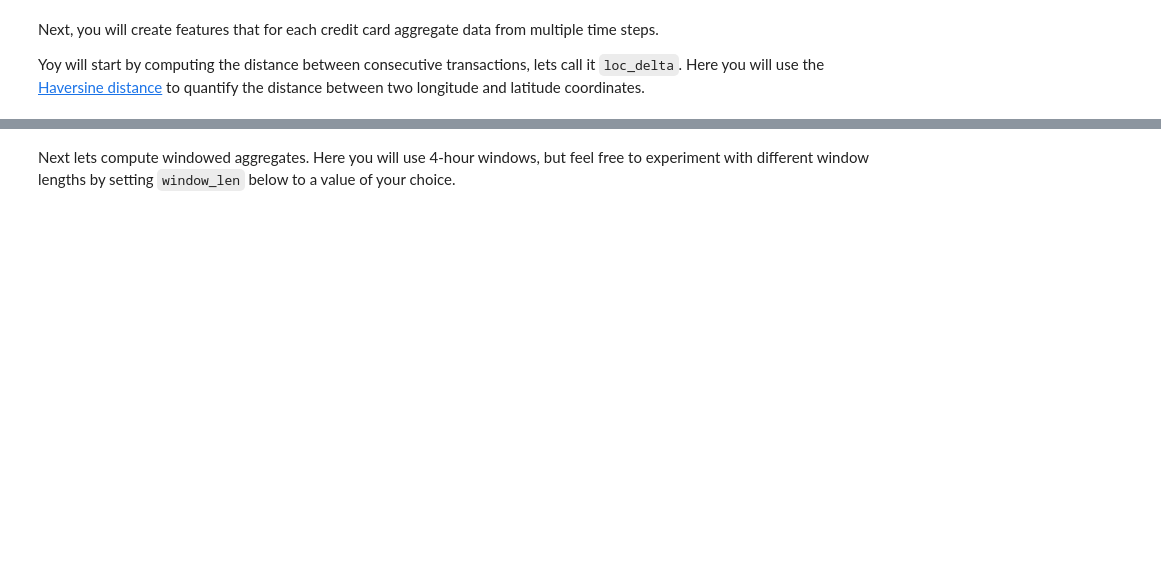
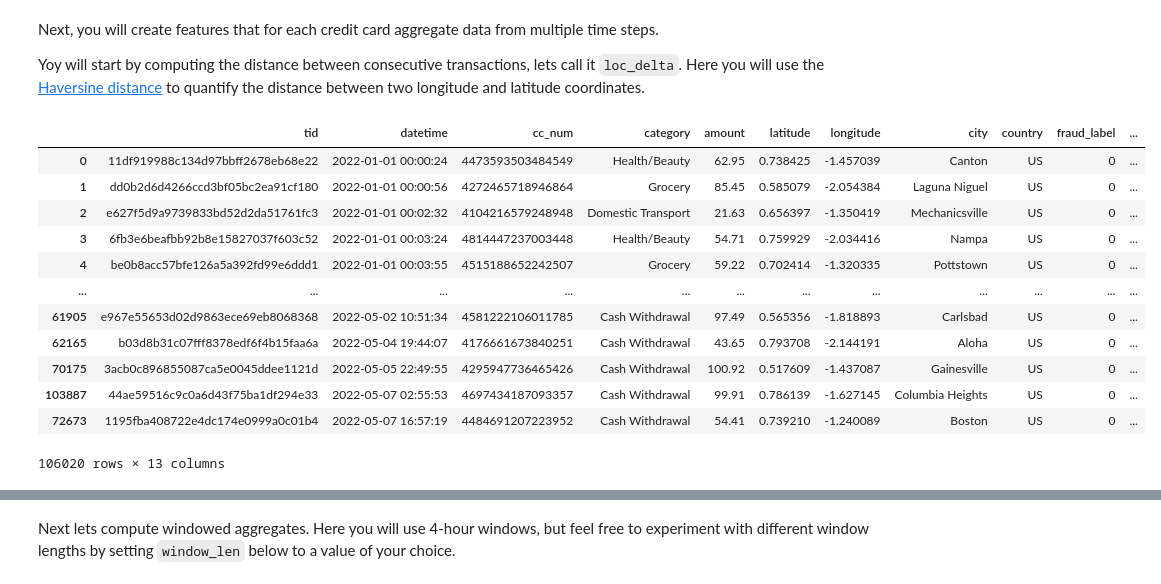
Before and after one commit to featurestoreorg/serverless-ml-course, a Jupyter notebook: src/01-module/1_backfill_cc_feature_groups.ipynb, the cells around one changed output, grey strips where cells are left out. Cells and saved outputs as stored; diff of their text form; code cells hidden in the pictures; blank space fills up the shorter version.

```diff
--- a/nbs/01-module/1a_feature_groups.ipynb
+++ b/src/01-module/1_backfill_cc_feature_groups.ipynb
@@ -45,19 +29,3 @@ if os.environ.get('BACKFILL') == "False":
 # %%
-if BACKFILL == True:
-    credit_cards_df = pd.read_csv("https://repo.hops.works/master/hopsworks-tutorials/data/card_fraud_data/credit_cards_with_date_added.csv")
-    profiles_df = pd.read_csv("https://repo.hops.works/master/hopsworks-tutorials/data/card_fraud_data/profiles.csv", parse_dates=["birthdate"])
-    trans_df = pd.read_csv("https://repo.hops.works/master/hopsworks-tutorials/data/card_fraud_data/transactions.csv", parse_dates=["datetime"])
-else:
-    from ccdatagen import generator
-    import random
-
-    generator.FRAUD_RATIO = random.uniform(0.001, 0.005)
-    generator.TOTAL_UNIQUE_USERS = 1000
-    generator.TOTAL_UNIQUE_TRANSACTIONS = 54000
-    generator.CASH_WITHRAWAL_CARDS_TOTAL = 2000
-    generator.TOTAL_UNIQUE_CASH_WITHDRAWALS = 1200
-
-    credit_cards = generator.generate_list_credit_card_numbers()
-    credit_cards_df = generator.create_credit_cards_as_df(credit_cards)
-    profiles_df = generator.create_profiles_as_df(credit_cards)
-    trans_df = generator.create_transactions_as_df(credit_cards)
+credit_cards_df = pd.read_csv("https://repo.hops.works/master/hopsworks-tutorials/data/card_fraud_data/credit_cards.csv")
+credit_cards_df.head(5)
@@ -121,10 +114,11 @@ Fraudulent transactions can differ from regular ones in many different ways. Typ
 Let's start with the first category.
 # %%
 import numpy as np
-from ccdatagen import features
+from sml import cc_features
 
-trans_df = features.first(trans_df, profiles_df, credit_cards_df)
+trans_df = cc_features.card_owner_age(trans_df, profiles_df)
 
+trans_df = cc_features.expiry_days(trans_df, credit_cards_df)
 
 trans_df[["age_at_transaction", "days_until_card_expires"]].head()
 # %% [output]
@@ -135,6 +134,20 @@ Next, you will create features that for each credit card aggregate data from mul
 Yoy will start by computing the distance between consecutive transactions, lets call it `loc_delta`.
 Here you will use the [Haversine distance](https://scikit-learn.org/stable/modules/generated/sklearn.metrics.pairwise.haversine_distances.html?highlight=haversine#sklearn.metrics.pairwise.haversine_distances) to quantify the distance between two longitude and latitude coordinates.
 # %%
-trans_df = features.second(trans_df)
+trans_df = cc_features.distance_between_consectutive_transactions(trans_df)
 
 trans_df
+# %% [output]
+|  | tid | datetime | cc_num | category | amount | latitude | longitude | city | country | fraud_label | ... |
+| 0 | 11df919988c134d97bbff2678eb68e22 | 2022-01-01 00:00:24 | 4473593503484549 | Health/Beauty | 62.95 | 0.738425 | -1.457039 | Canton | US | 0 | ... |
+| 1 | dd0b2d6d4266ccd3bf05bc2ea91cf180 | 2022-01-01 00:00:56 | 4272465718946864 | Grocery | 85.45 | 0.585079 | -2.054384 | Laguna Niguel | US | 0 | ... |
+| 2 | e627f5d9a9739833bd52d2da51761fc3 | 2022-01-01 00:02:32 | 4104216579248948 | Domestic Transport | 21.63 | 0.656397 | -1.350419 | Mechanicsville | US | 0 | ... |
+| 3 | 6fb3e6beafbb92b8e15827037f603c52 | 2022-01-01 00:03:24 | 4814447237003448 | Health/Beauty | 54.71 | 0.759929 | -2.034416 | Nampa | US | 0 | ... |
+| 4 | be0b8acc57bfe126a5a392fd99e6ddd1 | 2022-01-01 00:03:55 | 4515188652242507 | Grocery | 59.22 | 0.702414 | -1.320335 | Pottstown | US | 0 | ... |
+| ... | ... | ... | ... | ... | ... | ... | ... | ... | ... | ... | ... |
+| 61905 | e967e55653d02d9863ece69eb8068368 | 2022-05-02 10:51:34 | 4581222106011785 | Cash Withdrawal | 97.49 | 0.565356 | -1.818893 | Carlsbad | US | 0 | ... |
+| 62165 | b03d8b31c07fff8378edf6f4b15faa6a | 2022-05-04 19:44:07 | 4176661673840251 | Cash Withdrawal | 43.65 | 0.793708 | -2.144191 | Aloha | US | 0 | ... |
+| 70175 | 3acb0c896855087ca5e0045ddee1121d | 2022-05-05 22:49:55 | 4295947736465426 | Cash Withdrawal | 100.92 | 0.517609 | -1.437087 | Gainesville | US | 0 | ... |
+| 103887 | 44ae59516c9c0a6d43f75ba1df294e33 | 2022-05-07 02:55:53 | 4697434187093357 | Cash Withdrawal | 99.91 | 0.786139 | -1.627145 | Columbia Heights | US | 0 | ... |
+| 72673 | 1195fba408722e4dc174e0999a0c01b4 | 2022-05-07 16:57:19 | 4484691207223952 | Cash Withdrawal | 54.41 | 0.739210 | -1.240089 | Boston | US | 0 | ... |
+106020 rows × 13 columns
```
Also changed, not shown: parts of 20 cells of this notebook, 18 other files.
